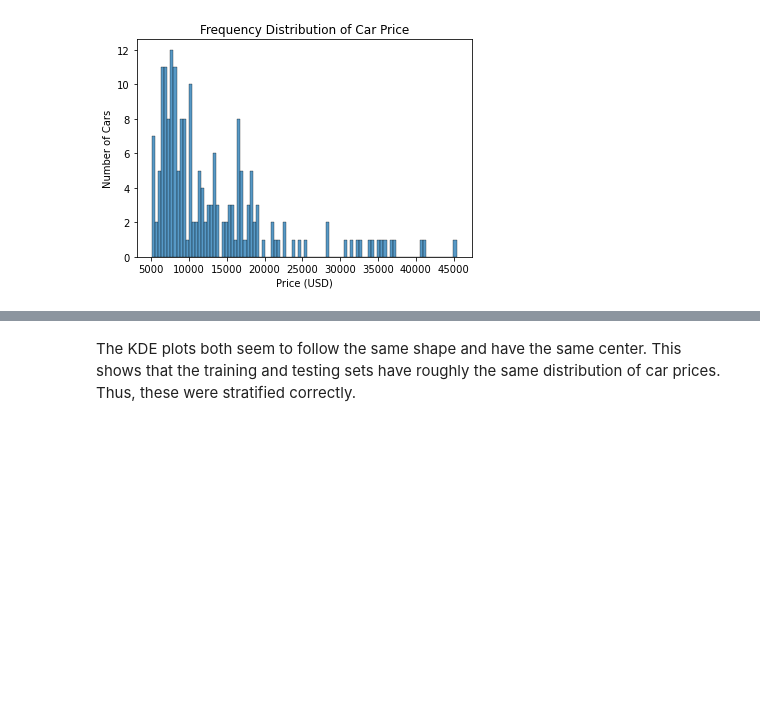
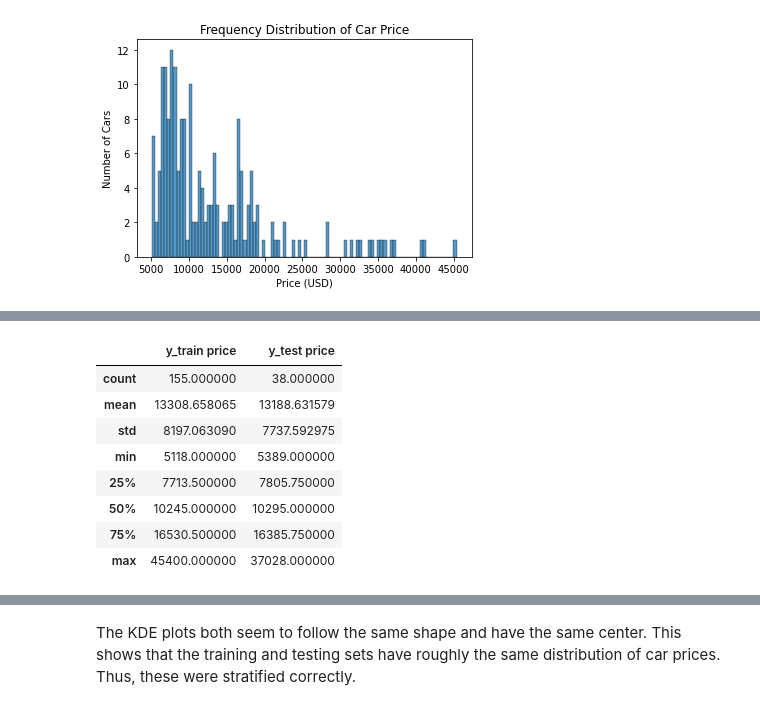
Before and after one commit to MiguelAHG/mahg-data-science, a Jupyter notebook: _notebooks/2021-12-21-Predicting-Car-Prices-K-Nearest-Neighbors.ipynb, the cells around one changed output, grey strips where cells are left out. Cells and saved outputs as stored; diff of their text form; code cells hidden in the pictures; blank space fills up the shorter version.

```diff
--- a/_notebooks/2021-12-21-Predicting-Car-Prices-K-Nearest-Neighbors.ipynb
+++ b/_notebooks/2021-12-21-Predicting-Car-Prices-K-Nearest-Neighbors.ipynb
@@ -407,35 +413,70 @@ The stratification and train-test split are both performed in the code below.
 # %%
 #collapse-hide
-# Label praces as normal or high
-cars_df["price_label"] = "normal"
-cars_df.loc[cars_df["price"] >= 20000, "price_label"] = "high"
 
-# Train-test split with stratification
-X_train, X_test, y_train, y_test = train_test_split(
-    cars_df[all_numeric_features],
-    cars_df["price"],
-    train_size = 0.8,
-    test_size = 0.2,
-    random_state = 1,
-    shuffle = True,
-    stratify = cars_df["price_label"],
+def stratify_continuous(n_folds, data, target_col):
+    """Stratify a dataset on a continuous target."""
+    if n_folds < 2 or n_folds > 10:
+        raise ValueError("Please select a number of folds from 2 to 10.")
+
+    if "fold" in data.columns:
+        raise IndexError("'fold' is already in the columns.")
+
+    fold_nums = list(range(n_folds))
+    data = (
+        data
+        # Shuffle before sorting so that cars with the same price are ordered randomly.
+        .sample(frac = 1, random_state = 1)
+        .sort_values(target_col, ascending = True)
+        .reset_index(drop = True)
+    )
+    data["fold"] = 0
+
+    for f in fold_nums[1:]:
+        # start at f, then increment by n_folds
+        indices = list(range(f, data.shape[0], n_folds))
+        data.loc[indices, "fold"] = f
+
+    return data
+
+def split_folds(data, feature_cols, target_col, test_fold, fold_col = "fold"):
+    """Take a dataset whose observations have been grouped into folds,
+    then perform a train-test split."""
+
+    if data[fold_col].dtype != "int64":
+        raise AttributeError("The 'fold' column is not an int64 column.")
+
+    test = data[data[fold_col] == test_fold]
+    train = data[data[fold_col] != test_fold]
+
+    X_train = train[feature_cols].copy()
+    y_train = train[target_col].copy()
+
+    X_test = test[feature_cols].copy()
+    y_test = test[target_col].copy()
+
+    return X_train, X_test, y_train, y_test
+
+cars_strat = stratify_continuous(
+    n_folds = 5,
+    data = cars_df,
+    target_col = "price",
 )
 
-# Check stratification.
-X_train_labeled = pd.concat(
-    [X_train, cars_df.price_label],
-    axis = 1,
-    join = "inner",
+X_train, X_test, y_train, y_test = split_folds(
+    cars_strat,
+    feature_cols = all_numeric_features,
+    target_col = "price",
+    test_fold = 4,
 )
 
-X_test_labeled = pd.concat(
-    [X_test, cars_df.price_label],
+# Summary statistics for target columns.
+target_df = pd.concat(
+    [y_train, y_test],
     axis = 1,
-    join = "inner",
+    join = "outer",
 )
 
-print("X_train price label distribution")
-print(X_train_labeled.price_label.value_counts(normalize = True))
-print("\nX_test Price label distribution")
-print(X_test_labeled.price_label.value_counts(normalize = True))
+target_df.columns = ["y_train price", "y_test price"]
+
+target_df.describe()
 # %% [output]
@@ -451 +483,10 @@ Name: price_label, dtype: float64
+|  | y_train price | y_test price |
+| count | 155.000000 | 38.000000 |
+| mean | 13308.658065 | 13188.631579 |
+| std | 8197.063090 | 7737.592975 |
+| min | 5118.000000 | 5389.000000 |
+| 25% | 7713.500000 | 7805.750000 |
+| 50% | 10245.000000 | 10295.000000 |
+| 75% | 16530.500000 | 16385.750000 |
+| max | 45400.000000 | 37028.000000 |
 # %% [markdown]
```
Also changed, not shown: parts of 23 cells of this notebook.
